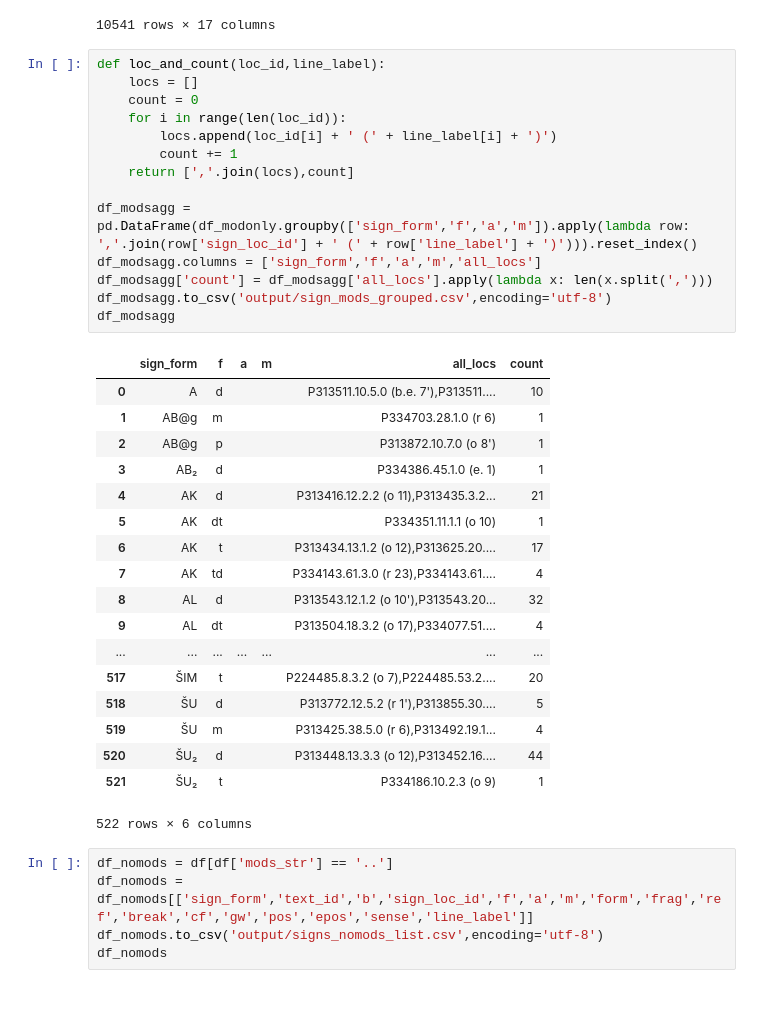
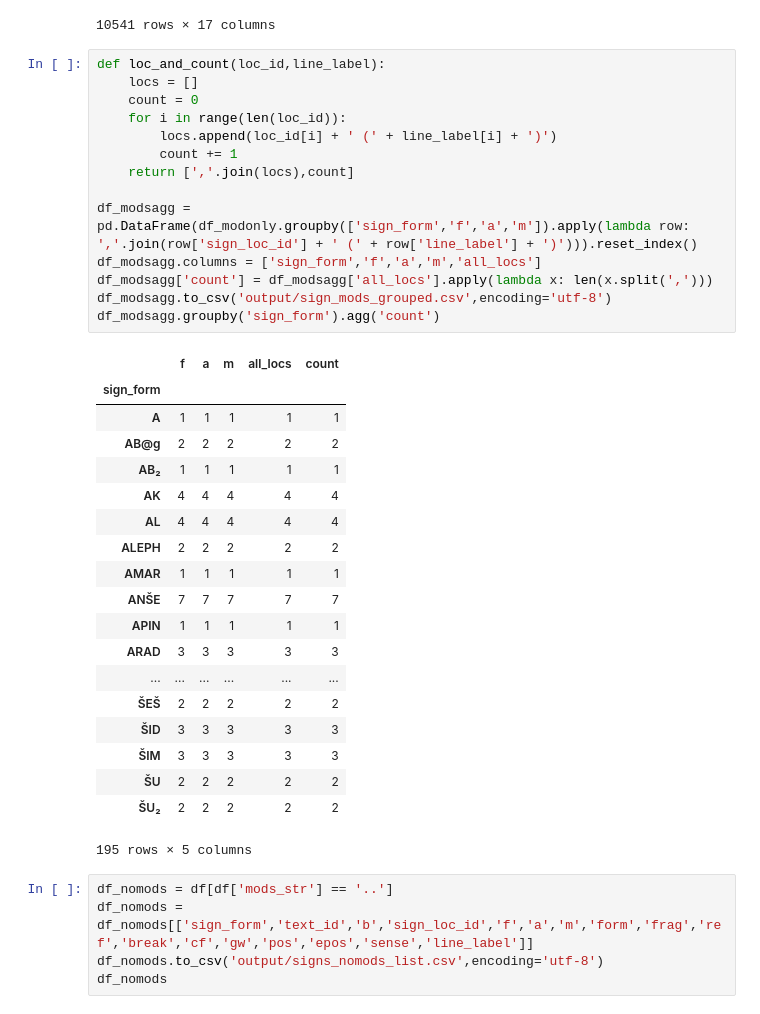
Before and after one commit to berkeleyprosopography/NA_Letters, a Jupyter notebook: jason-paleography.ipynb, the cells around one changed output. Cells and saved outputs as stored; diff of their text form.

```diff
--- a/jason-paleography.ipynb
+++ b/jason-paleography.ipynb
@@ -252,36 +252,37 @@ df_modonly_file
 # %%
 def loc_and_count(loc_id,line_label):
     locs = []
     count = 0
     for i in range(len(loc_id)):
         locs.append(loc_id[i] + ' (' + line_label[i] + ')')
         count += 1
     return [','.join(locs),count]
 
 df_modsagg = pd.DataFrame(df_modonly.groupby(['sign_form','f','a','m']).apply(lambda row: ','.join(row['sign_loc_id'] + ' (' + row['line_label'] + ')'))).reset_index()
 df_modsagg.columns = ['sign_form','f','a','m','all_locs']
 df_modsagg['count'] = df_modsagg['all_locs'].apply(lambda x: len(x.split(',')))
 df_modsagg.to_csv('output/sign_mods_grouped.csv',encoding='utf-8')
-df_modsagg
+df_modsagg.groupby('sign_form').agg('count')
 # %% [output]
-|  | sign_form | f | a | m | all_locs | count |
-| 0 | A | d |  |  | P313511.10.5.0 (b.e. 7'),P313511.... | 10 |
-| 1 | AB@g | m |  |  | P334703.28.1.0 (r 6) | 1 |
-| 2 | AB@g | p |  |  | P313872.10.7.0 (o 8') | 1 |
-| 3 | AB₂ | d |  |  | P334386.45.1.0 (e. 1) | 1 |
-| 4 | AK | d |  |  | P313416.12.2.2 (o 11),P313435.3.2... | 21 |
-| 5 | AK | dt |  |  | P334351.11.1.1 (o 10) | 1 |
-| 6 | AK | t |  |  | P313434.13.1.2 (o 12),P313625.20.... | 17 |
-| 7 | AK | td |  |  | P334143.61.3.0 (r 23),P334143.61.... | 4 |
-| 8 | AL | d |  |  | P313543.12.1.2 (o 10'),P313543.20... | 32 |
-| 9 | AL | dt |  |  | P313504.18.3.2 (o 17),P334077.51.... | 4 |
-| ... | ... | ... | ... | ... | ... | ... |
-| 517 | ŠIM | t |  |  | P224485.8.3.2 (o 7),P224485.53.2.... | 20 |
-| 518 | ŠU | d |  |  | P313772.12.5.2 (r 1'),P313855.30.... | 5 |
-| 519 | ŠU | m |  |  | P313425.38.5.0 (r 6),P313492.19.1... | 4 |
-| 520 | ŠU₂ | d |  |  | P313448.13.3.3 (o 12),P313452.16.... | 44 |
-| 521 | ŠU₂ | t |  |  | P334186.10.2.3 (o 9) | 1 |
+|  | f | a | m | all_locs | count |
+| sign_form |  |  |  |  |  |
+| A | 1 | 1 | 1 | 1 | 1 |
+| AB@g | 2 | 2 | 2 | 2 | 2 |
+| AB₂ | 1 | 1 | 1 | 1 | 1 |
+| AK | 4 | 4 | 4 | 4 | 4 |
+| AL | 4 | 4 | 4 | 4 | 4 |
+| ALEPH | 2 | 2 | 2 | 2 | 2 |
+| AMAR | 1 | 1 | 1 | 1 | 1 |
+| ANŠE | 7 | 7 | 7 | 7 | 7 |
+| APIN | 1 | 1 | 1 | 1 | 1 |
+| ARAD | 3 | 3 | 3 | 3 | 3 |
+| ... | ... | ... | ... | ... | ... |
+| ŠEŠ | 2 | 2 | 2 | 2 | 2 |
+| ŠID | 3 | 3 | 3 | 3 | 3 |
+| ŠIM | 3 | 3 | 3 | 3 | 3 |
+| ŠU | 2 | 2 | 2 | 2 | 2 |
+| ŠU₂ | 2 | 2 | 2 | 2 | 2 |
-522 rows × 6 columns
+195 rows × 5 columns
 # %%
 df_nomods = df[df['mods_str'] == '..']
 df_nomods = df_nomods[['sign_form','text_id','b','sign_loc_id','f','a','m','form','frag','ref','break','cf','gw','pos','epos','sense','line_label']]
```
Also changed, not shown: 5 other files.
